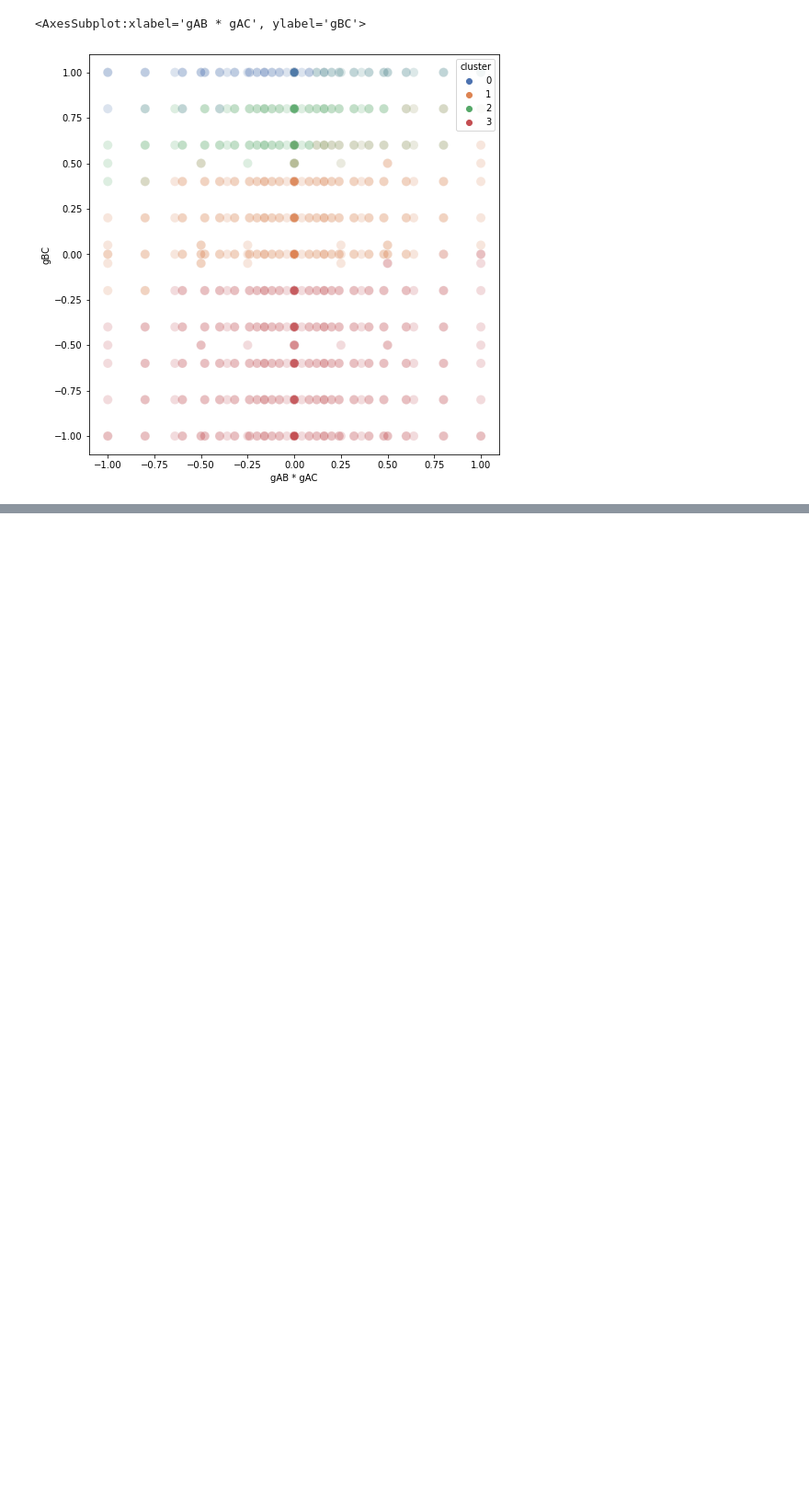
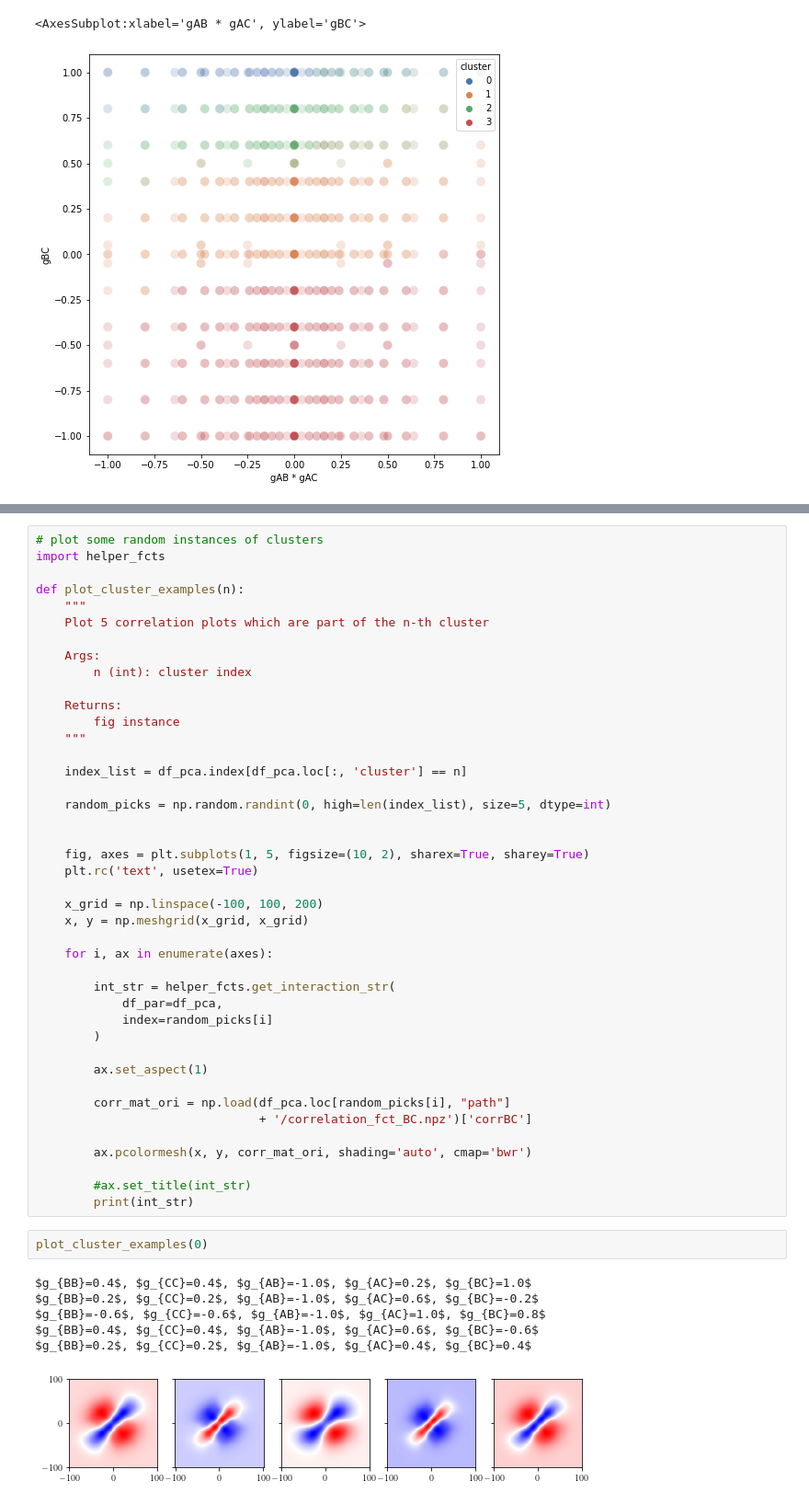
Before and after one commit to friethjof/correlation_classification, a Jupyter notebook: clustering_with_kmeans.ipynb, the cells around one changed output, grey strips where cells are left out. Shown at 92% size. Saved outputs shown, nothing was run; the diff lists cells and outputs as text; blank space fills up the shorter version.

Commit message:
work on plots in kmeans

```diff
--- a/clustering_with_kmeans.ipynb
+++ b/clustering_with_kmeans.ipynb
@@ -238,0 +182,51 @@ Text(0, 0.5, 'gAB')
+# %%
+# plot some random instances of clusters
+import helper_fcts
+
+def plot_cluster_examples(n):
+    """
+    Plot 5 correlation plots which are part of the n-th cluster
+
+    Args:
+        n (int): cluster index
+
+    Returns:
+        fig instance
+    """
+
+    index_list = df_pca.index[df_pca.loc[:, 'cluster'] == n]
+
+    random_picks = np.random.randint(0, high=len(index_list), size=5, dtype=int)
+
+
+    fig, axes = plt.subplots(1, 5, figsize=(10, 2), sharex=True, sharey=True)
+    plt.rc('text', usetex=True)
+
+    x_grid = np.linspace(-100, 100, 200)
+    x, y = np.meshgrid(x_grid, x_grid)
+
+    for i, ax in enumerate(axes):
+
+        int_str = helper_fcts.get_interaction_str(
+            df_par=df_pca,
+            index=random_picks[i]
+        )
+
+        ax.set_aspect(1)
+
+        corr_mat_ori = np.load(df_pca.loc[random_picks[i], "path"]
+                               + '/correlation_fct_BC.npz')['corrBC']
+
+        ax.pcolormesh(x, y, corr_mat_ori, shading='auto', cmap='bwr')
+
+        #ax.set_title(int_str)
+        print(int_str)
+# %%
+plot_cluster_examples(0)
+# %% [output]
+$g_{BB}=0.4$, $g_{CC}=0.4$, $g_{AB}=-1.0$, $g_{AC}=0.2$, $g_{BC}=1.0$
+$g_{BB}=0.2$, $g_{CC}=0.2$, $g_{AB}=-1.0$, $g_{AC}=0.6$, $g_{BC}=-0.2$
+$g_{BB}=-0.6$, $g_{CC}=-0.6$, $g_{AB}=-1.0$, $g_{AC}=1.0$, $g_{BC}=0.8$
+$g_{BB}=0.4$, $g_{CC}=0.4$, $g_{AB}=-1.0$, $g_{AC}=0.6$, $g_{BC}=-0.6$
+$g_{BB}=0.2$, $g_{CC}=0.2$, $g_{AB}=-1.0$, $g_{AC}=0.4$, $g_{BC}=0.4$
+[figure, added]
```
Also changed, not shown: parts of 5 cells of this notebook, 1 other file.
